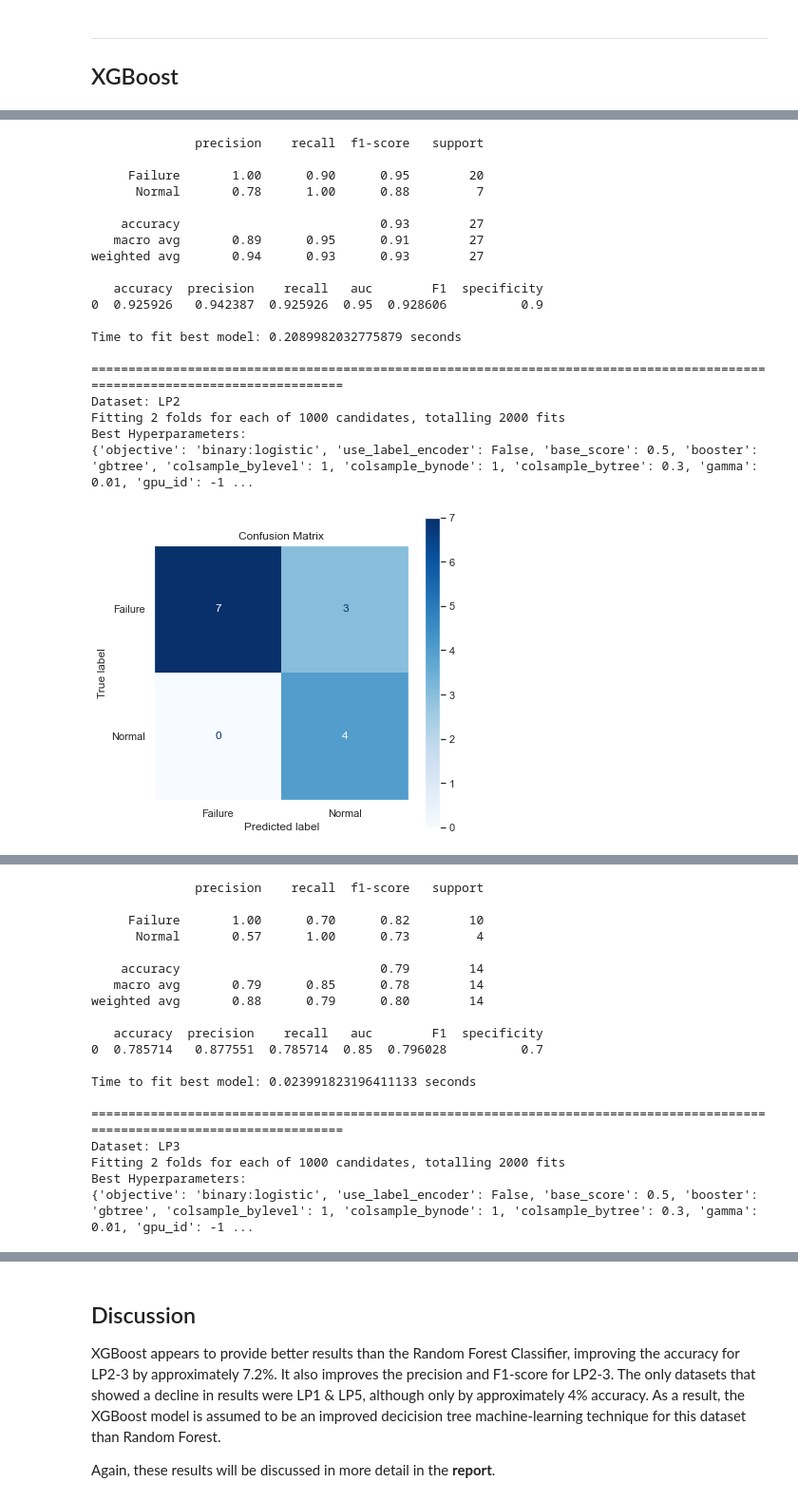
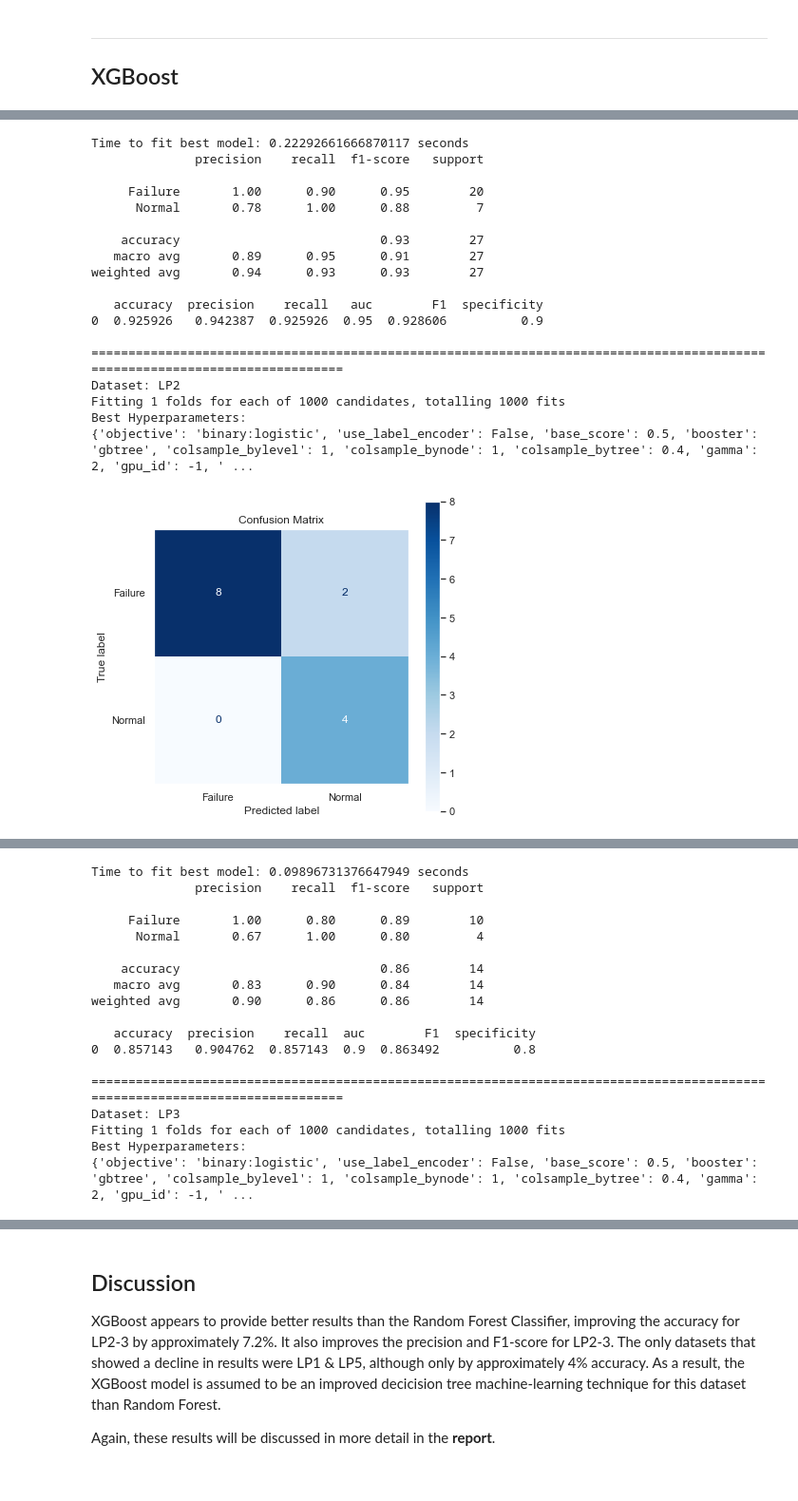
Before and after one commit to Danielwoodh/Robot-Failure-Classification, a Jupyter notebook: robot-failure-classification.ipynb, the cells around one changed output, grey strips where cells are left out. Shown at 95% size. Cells and saved outputs as stored; diff of their text form; code cells hidden in the pictures.

```diff
--- a/robot-failure-classification.ipynb
+++ b/robot-failure-classification.ipynb
@@ -742,7 +742,7 @@ for dataset, input_cols, output_cols, name in binary_zipped_dict:
         hyperparams=params,
         # Amount of K Cross-folds to use,
         # if cv=1 no folds are used
-        cv=2,
+        cv=1,
         # Boolean, should SMOTE be used, default True
         smote=True,
         # Defining the size of the test dataset~
@@ -832,7 +830,7 @@ for dataset, input_cols, output_cols, name in multi_zipped_dict:
         df=dataset,
         classifier=RandomForestClassifier(random_state=0),
         hyperparams=params,
-        cv=2,
+        cv=1,
         smote=True,
         test_size=0.5,
         n_iter=1000,
@@ -959,7 +957,7 @@ for dataset, input_cols, output_cols, name in binary_zipped_dict:
         hyperparams=params,
         # Amount of K Cross-folds to use,
         # if cv=1 no folds are used
-        cv=2,
+        cv=1,
         # Boolean, should SMOTE be used, default True
         smote=True,
         # Defining the size of the test dataset
@@ -980,24 +978,23 @@ Fitting 2 folds for each of 1000 candidates, totalling 2000 fits
 Best Hyperparameters:
 {'objective': 'binary:logistic', 'use_label_encoder': False, 'base_score': 0.5, 'booster': 'gbtree', 'colsample_bylevel': 1, 'colsample_bynode': 1, 'colsample_bytree': 0.4, 'gamma': 2, 'gpu_id': -1, ' ...
 [figure]
 [figure]
+Time to fit best model: 0.22292661666870117 seconds
               precision    recall  f1-score   support
 
      Failure       1.00      0.90      0.95        20
       Normal       0.78      1.00      0.88         7
 
     accuracy                           0.93        27
    macro avg       0.89      0.95      0.91        27
 weighted avg       0.94      0.93      0.93        27
 
    accuracy  precision    recall   auc        F1  specificity
 0  0.925926   0.942387  0.925926  0.95  0.928606          0.9
 
-Time to fit best model: 0.2089982032775879 seconds
-
 =============================================================================================================================
 Dataset: LP2
-Fitting 2 folds for each of 1000 candidates, totalling 2000 fits
+Fitting 1 folds for each of 1000 candidates, totalling 1000 fits
 Best Hyperparameters:
-{'objective': 'binary:logistic', 'use_label_encoder': False, 'base_score': 0.5, 'booster': 'gbtree', 'colsample_bylevel': 1, 'colsample_bynode': 1, 'colsample_bytree': 0.3, 'gamma': 0.01, 'gpu_id': -1 ...
+{'objective': 'binary:logistic', 'use_label_encoder': False, 'base_score': 0.5, 'booster': 'gbtree', 'colsample_bylevel': 1, 'colsample_bynode': 1, 'colsample_bytree': 0.4, 'gamma': 2, 'gpu_id': -1, ' ...
-[figure, old version]
+[figure, new version]
@@ -1005,19 +1002,18 @@ Best Hyperparameters:
+Time to fit best model: 0.09896731376647949 seconds
               precision    recall  f1-score   support
 
-     Failure       1.00      0.70      0.82        10
-      Normal       0.57      1.00      0.73         4
+     Failure       1.00      0.80      0.89        10
+      Normal       0.67      1.00      0.80         4
 
-    accuracy                           0.79        14
-   macro avg       0.79      0.85      0.78        14
-weighted avg       0.88      0.79      0.80        14
+    accuracy                           0.86        14
+   macro avg       0.83      0.90      0.84        14
+weighted avg       0.90      0.86      0.86        14
 
-   accuracy  precision    recall   auc        F1  specificity
-0  0.785714   0.877551  0.785714  0.85  0.796028          0.7
-
-Time to fit best model: 0.023991823196411133 seconds
+   accuracy  precision    recall  auc        F1  specificity
+0  0.857143   0.904762  0.857143  0.9  0.863492          0.8
 
 =============================================================================================================================
 Dataset: LP3
-Fitting 2 folds for each of 1000 candidates, totalling 2000 fits
+Fitting 1 folds for each of 1000 candidates, totalling 1000 fits
 Best Hyperparameters:
-{'objective': 'binary:logistic', 'use_label_encoder': False, 'base_score': 0.5, 'booster': 'gbtree', 'colsample_bylevel': 1, 'colsample_bynode': 1, 'colsample_bytree': 0.3, 'gamma': 0.01, 'gpu_id': -1 ...
+{'objective': 'binary:logistic', 'use_label_encoder': False, 'base_score': 0.5, 'booster': 'gbtree', 'colsample_bylevel': 1, 'colsample_bynode': 1, 'colsample_bytree': 0.4, 'gamma': 2, 'gpu_id': -1, ' ...
```
Also changed, not shown: parts of 17 cells of this notebook, 2 other files.
